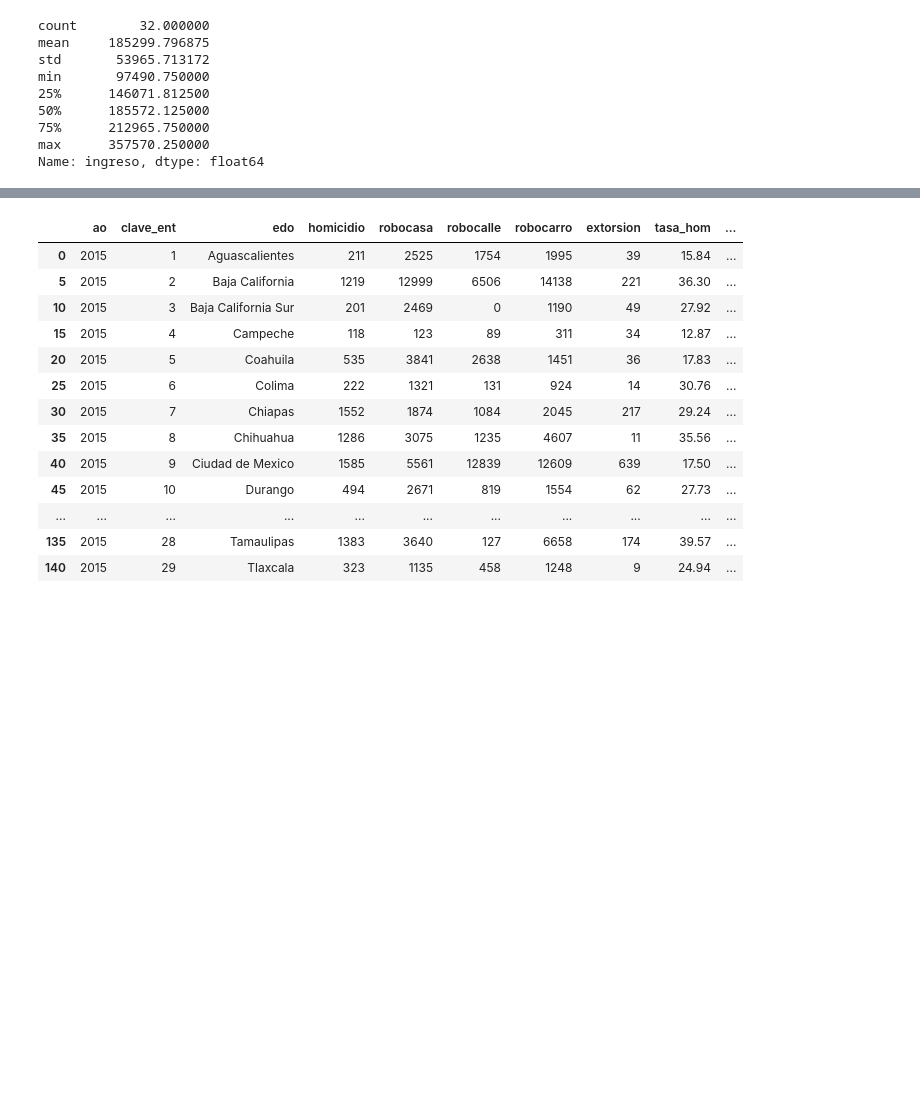
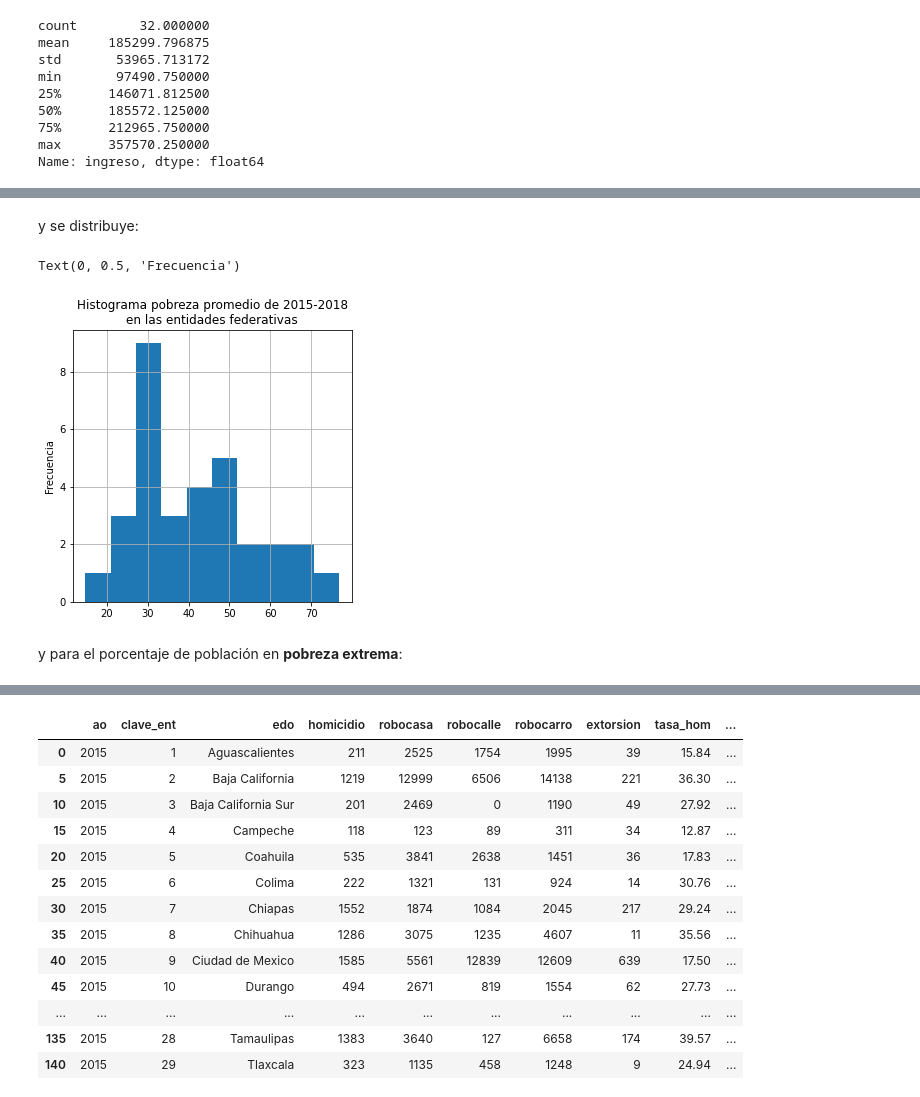
Before and after one commit to prope-2020-gh-classroom/practica-final-por-equipos-verano-2020-itam-JSOHE, a Jupyter notebook: cbautistap_wf.ipynb, the cells around one changed output, grey strips where cells are left out. Saved outputs shown, nothing was run; the diff lists cells and outputs as text; code cells hidden in the pictures; blank space fills up the shorter version.

```diff
--- a/cbautistap_wf.ipynb
+++ b/cbautistap_wf.ipynb
@@ -274,0 +345,11 @@ Name: ingreso, dtype: float64
+# %% [markdown]
+y se distribuye:
+# %%
+bdprom["pobreza"].hist(bins=10)
+plt.title("Histograma pobreza promedio de 2015-2018\nen las entidades federativas")
+plt.ylabel("Frecuencia")
+# %% [output]
+Text(0, 0.5, 'Frecuencia')
+[figure, added]
+# %% [markdown]
+y para el porcentaje de población en **pobreza extrema**:
```
Also changed, not shown: parts of 31 cells of this notebook.
